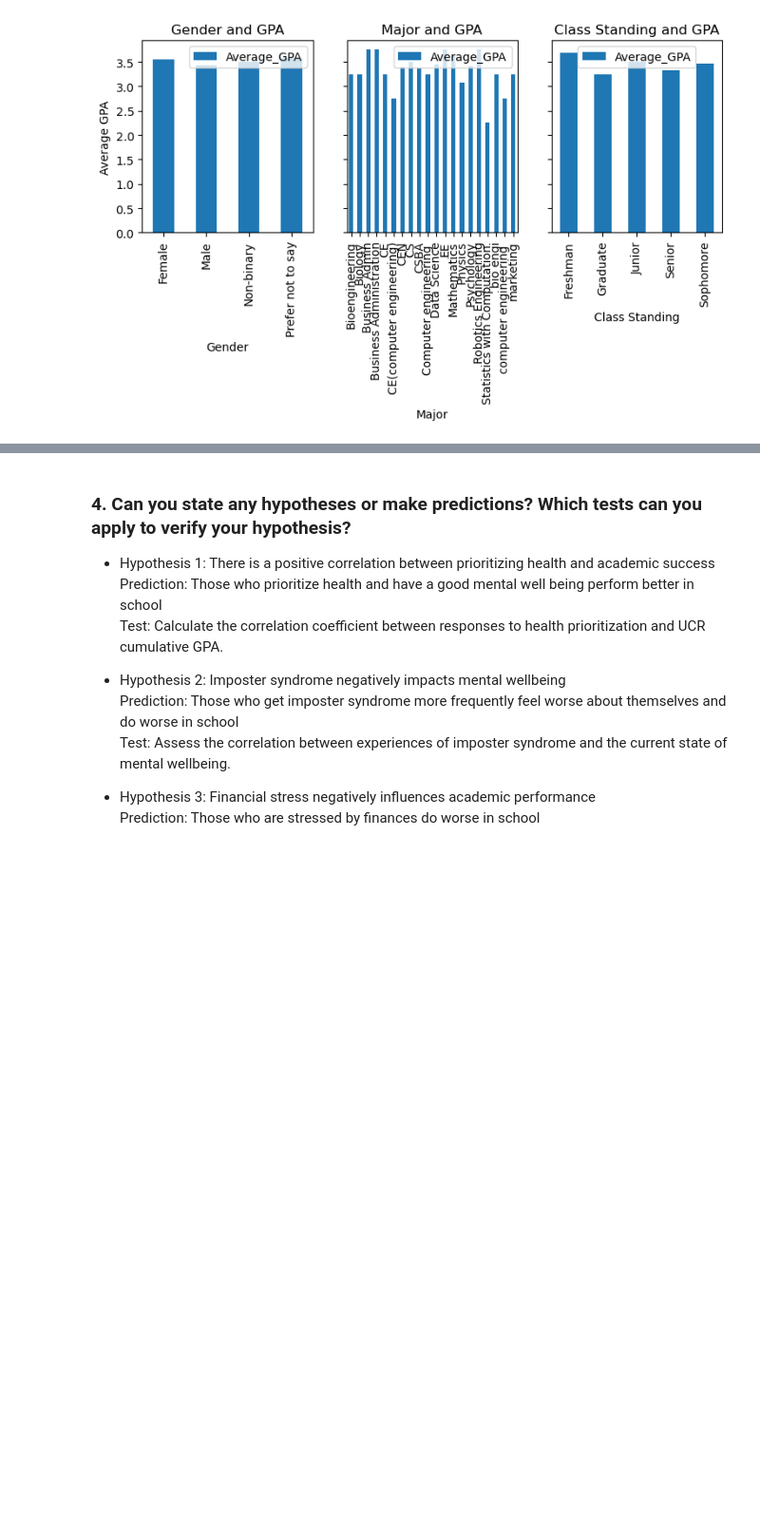
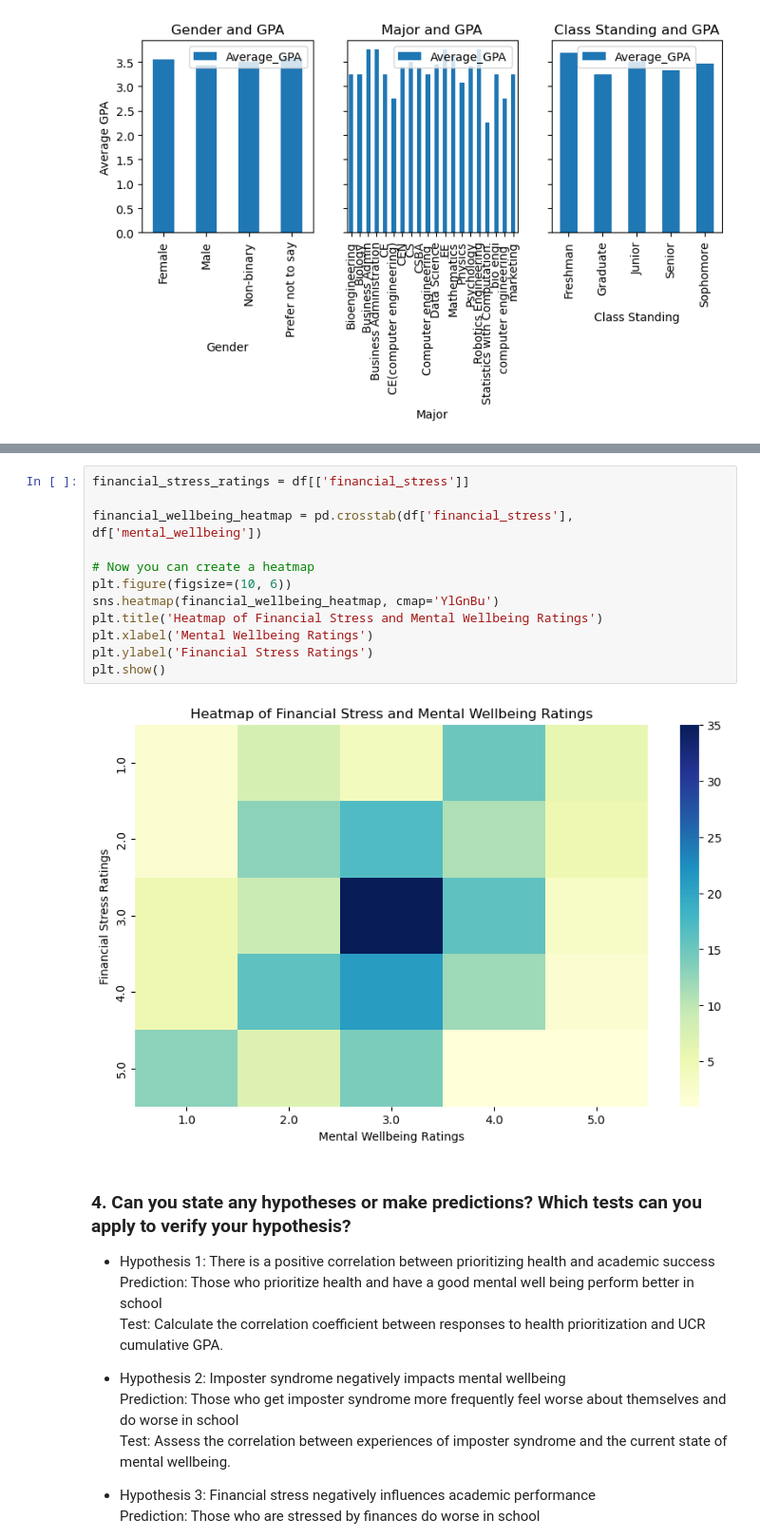
Before and after one commit to Jyro88/CS105MiniProject, a Jupyter notebook: lab5-6.ipynb, the cells around one changed output, grey strips where cells are left out. Shown: that part at 95% size. Drawn from its saved outputs; the diff is of its cells as text; blank space fills up the shorter version.

```diff
--- a/lab5-6.ipynb
+++ b/lab5-6.ipynb
@@ -111,3 +140,17 @@ Text(0.5, 0, 'Class Standing')
+# %%
+financial_stress_ratings = df[['financial_stress']]
+
+financial_wellbeing_heatmap = pd.crosstab(df['financial_stress'], df['mental_wellbeing'])
+
+# Now you can create a heatmap
+plt.figure(figsize=(10, 6))
+sns.heatmap(financial_wellbeing_heatmap, cmap='YlGnBu')
+plt.title('Heatmap of Financial Stress and Mental Wellbeing Ratings')
+plt.xlabel('Mental Wellbeing Ratings')
+plt.ylabel('Financial Stress Ratings')
+plt.show()
+# %% [output]
+[figure, added]
 # %% [markdown]
 ### 4. Can you state any hypotheses or make predictions? Which tests can you apply to verify your hypothesis?
 - Hypothesis 1: There is a positive correlation between prioritizing health and academic success\
```
Also changed, not shown: parts of 2 cells of this notebook.
